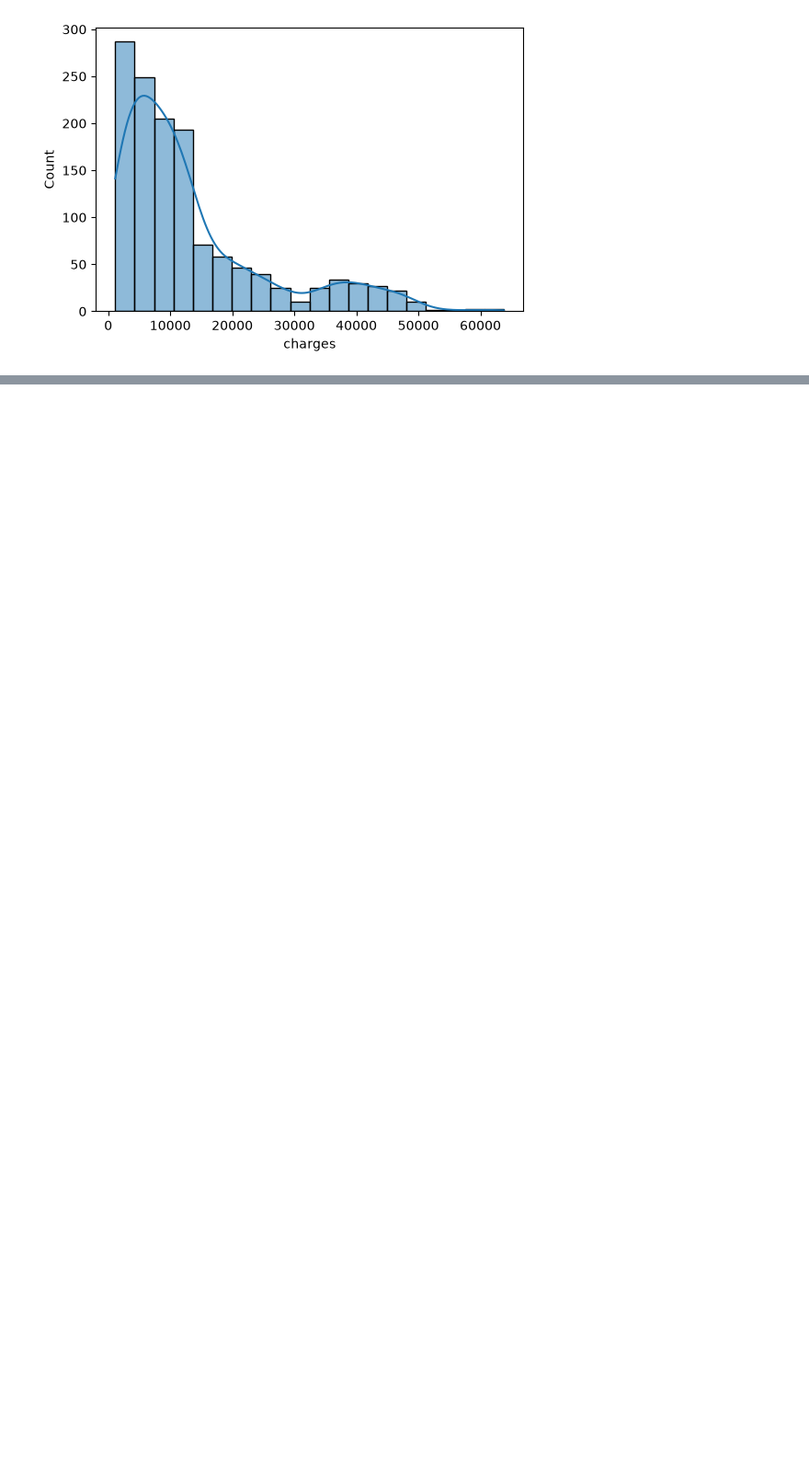
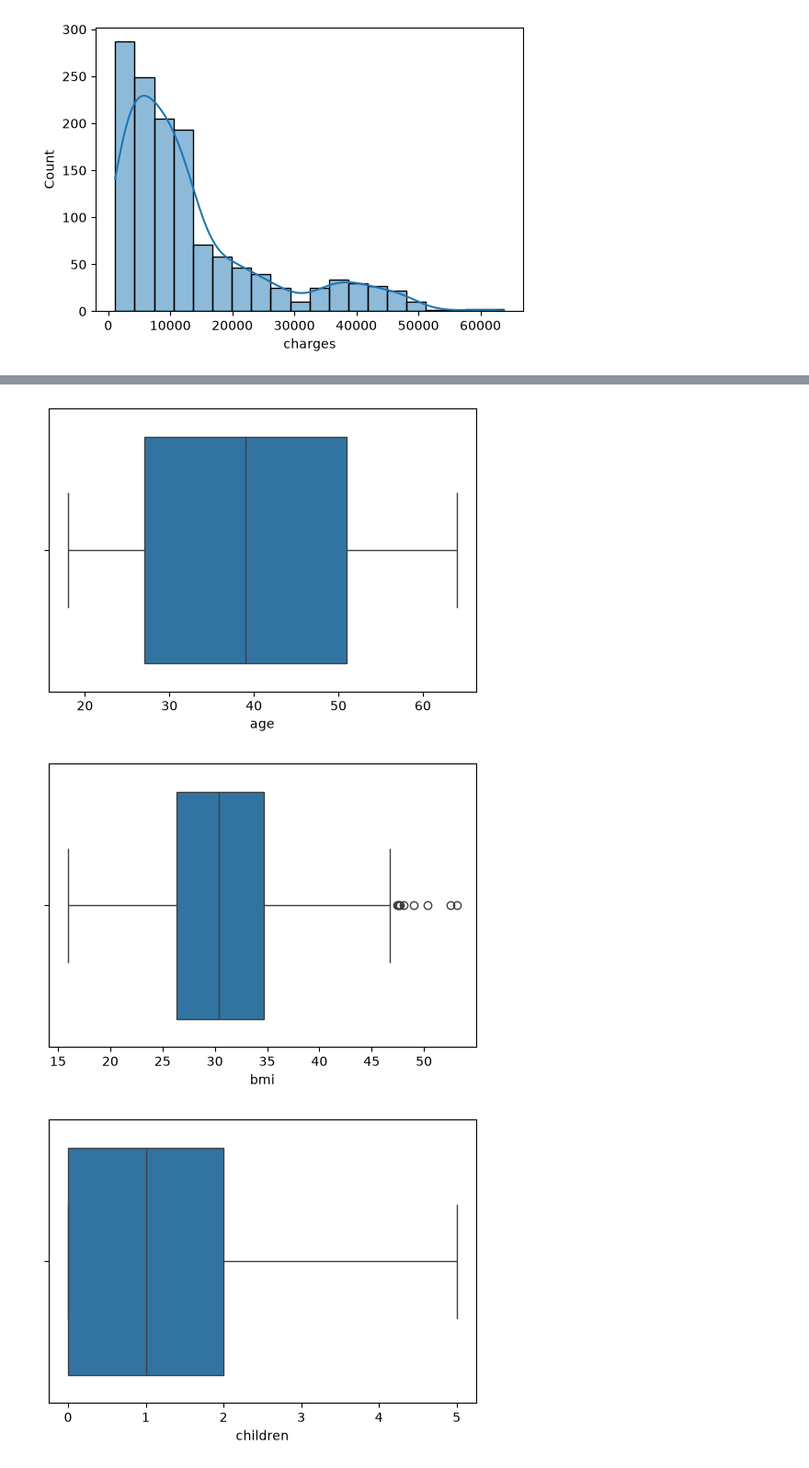
Before and after one commit to Siddhant2713/ML_learninig, a Jupyter notebook: Untitled.ipynb, the cells around one changed output, grey strips where cells are left out. Shown at 92% size. Saved outputs shown, nothing was run; the diff lists cells and outputs as text; code cells hidden in the pictures; blank space fills up the shorter version.

```diff
--- a/Untitled.ipynb
+++ b/Untitled.ipynb
@@ -95,0 +111,8 @@ for cols in numberic_cols:
+# %%
+for cols in numberic_cols:
+    plt.figure(figsize=(6, 4))
+    sns.boxplot(x= df[cols])
+# %% [output]
+[figure, added]
+[figure, added]
+[figure, added]
```
Also changed, not shown: parts of 5 cells of this notebook, 3 other files.
